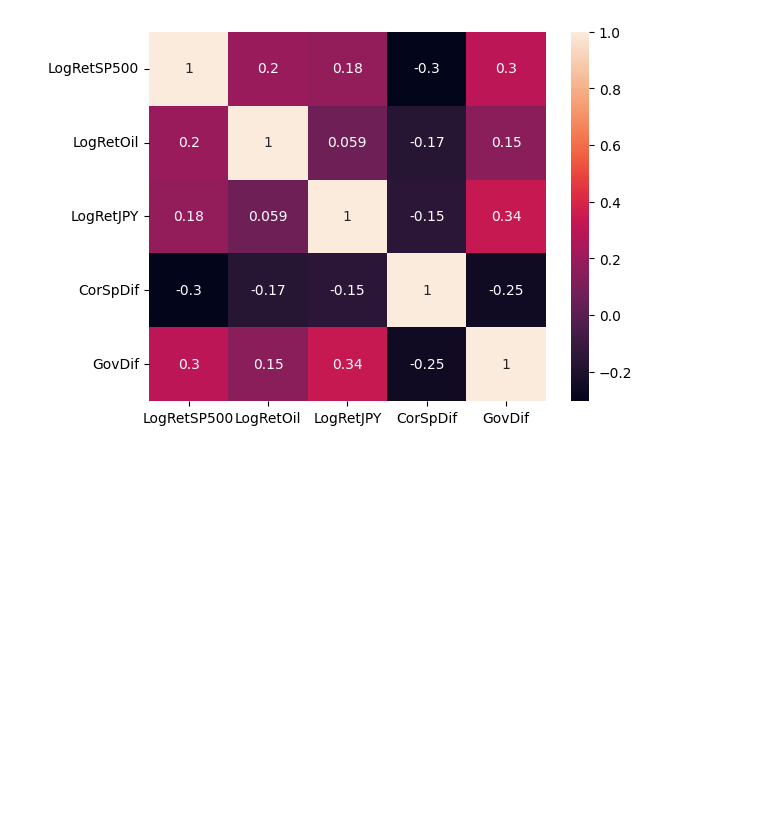
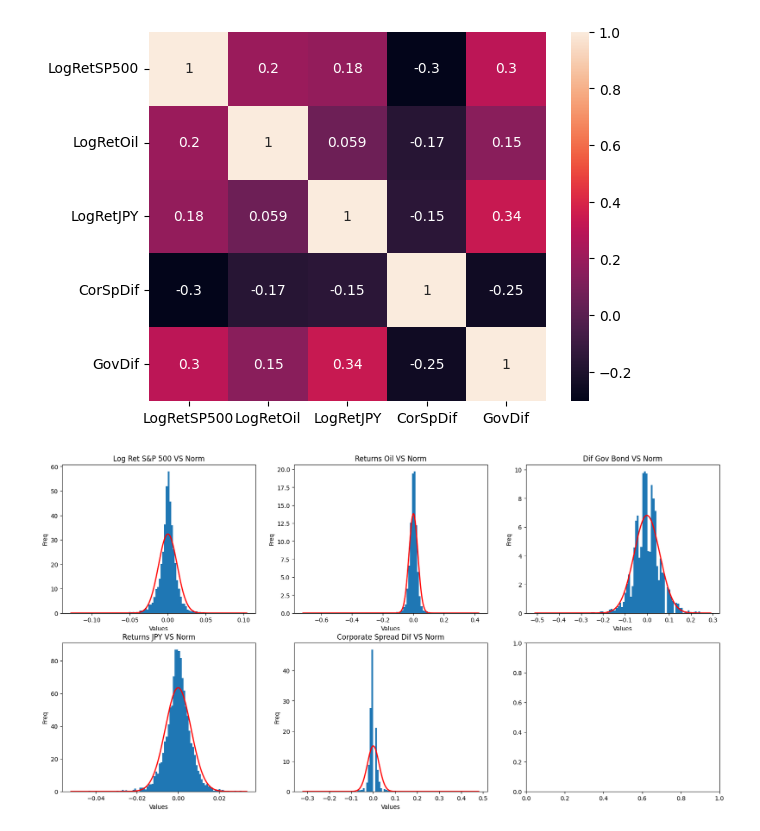
Before and after one commit to roysoler/Multi_Asset_Econometric_Analysis, a Jupyter notebook: notebooks/Asset_Analysis.ipynb, the cells around one changed output. Cells and saved outputs as stored; diff of their text form; code cells hidden in the pictures; blank space fills up the shorter version.

```diff
--- a/notebooks/Asset_Analysis.ipynb
+++ b/notebooks/Asset_Analysis.ipynb
@@ -6,6 +8,12 @@ import seaborn as sns
 # %%
 #Load data
-df = pd.read_csv("C:/Users/Rodrigo/Documents/PROGRAMACION/PERSONAL PROJECTS/Econometrics Analysis/Multi_Asset_Econometric_Analysis/data/Data.csv")
+BASE_DIR = pth.Path().resolve().parent
+data_path = BASE_DIR / "data" / "Data.csv"
+df = pd.read_csv(data_path)
+df_q = df.copy()
+df_q["Date"] = pd.to_datetime(df_q["Date"]).dt.tz_localize(None)
+df_q = df_q.set_index("Date")
+df_q = df_q.sort_index()
 # %%
 #Functions
 def clean_na(data): #This function will drop all Nas keeping just the dates where all assets have information.
@@ -172,3 +145,79 @@ sns.heatmap(corr, annot = True)
 # %% [output]
 <Axes: >
 [figure]
+# %%
+#PLOT RETURNS DISTRIBUTION VS NORMAL
+fig, ax = plt.subplots(2,3, figsize = (20,10))
+#PLOT S&P 500
+x = df["LogRetSP500"].copy()
+ax[0][0].set_title("Log Ret S&P 500 VS Norm")
+ax[0][0].set_xlabel("Values")
+ax[0][0].set_ylabel("Freq")
+mu = x.mean()
+sigma = x.std()
+xmin, xmax = x.min(), x.max()
+x_values = np.linspace(xmin, xmax, 1000)
+pdf = scp.norm.pdf(x_values, mu, sigma)
+
+ax[0][0].hist(x, bins = 100, density = True)
+ax[0][0].plot(x_values, pdf, 'r', lw = 2)
+
+#PLOT Log Ret Oil
+x = df["LogRetOil"].copy()
+ax[0][1].set_title("Returns Oil VS Norm")
+ax[0][1].set_xlabel("Values")
+ax[0][1].set_ylabel("Freq")
+mu = x.mean()
+sigma = x.std()
+xmin, xmax = x.min(), x.max()
+x_values = np.linspace(xmin, xmax, 1000)
+pdf = scp.norm.pdf(x_values, mu, sigma)
+
+ax[0][1].hist(x, bins = 100, density = True)
+ax[0][1].plot(x_values, pdf, 'r', lw = 2)
+
+# #PLOT Dif Gov Bond
+x = df["GovDif"].copy()
+ax[0][2].set_title("Dif Gov Bond VS Norm")
+ax[0][2].set_xlabel("Values")
+ax[0][2].set_ylabel("Freq")
+mu = x.mean()
+sigma = x.std()
+xmin, xmax = x.min(), x.max()
+x_values = np.linspace(xmin, xmax, 1000)
+pdf = scp.norm.pdf(x_values, mu, sigma)
+
+ax[0][2].hist(x, bins = 100, density = True)
+ax[0][2].plot(x_values, pdf, 'r', lw = 2)
+
+# #PLOT Log Ret USD to JPY
+x = df["LogRetJPY"].copy()
+ax[1][0].set_title("Returns JPY VS Norm")
+ax[1][0].set_xlabel("Values")
+ax[1][0].set_ylabel("Freq")
+mu = x.mean()
+sigma = x.std()
+xmin, xmax = x.min(), x.max()
+x_values = np.linspace(xmin, xmax, 1000)
+pdf = scp.norm.pdf(x_values, mu, sigma)
+
+ax[1][0].hist(x, bins = 100, density = True)
+ax[1][0].plot(x_values, pdf, 'r', lw = 2)
+
+# #PLOT Dif Corporate Bond Spread
+x = df["CorSpDif"].copy()
+ax[1][1].set_title("Corporate Spread Dif VS Norm")
+ax[1][1].set_xlabel("Values")
+ax[1][1].set_ylabel("Freq")
+mu = x.mean()
+sigma = x.std()
+xmin, xmax = x.min(), x.max()
+x_values = np.linspace(xmin, xmax, 1000)
+pdf = scp.norm.pdf(x_values, mu, sigma)
+
+ax[1][1].hist(x, bins = 100, density = True)
+ax[1][1].plot(x_values, pdf, 'r', lw = 2)
+
+plt.show()
+# %% [output]
+[figure, added]
```
Also changed, not shown: parts of 6 cells of this notebook.
